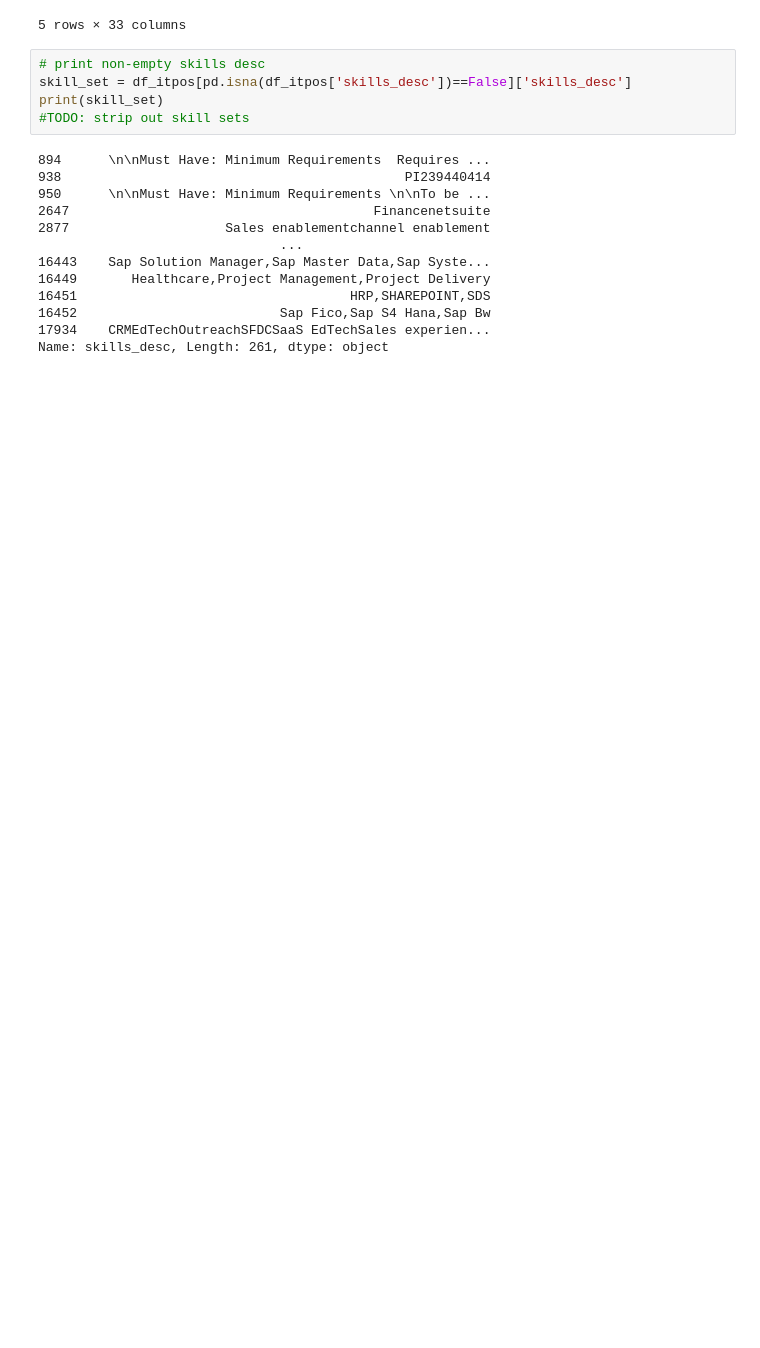
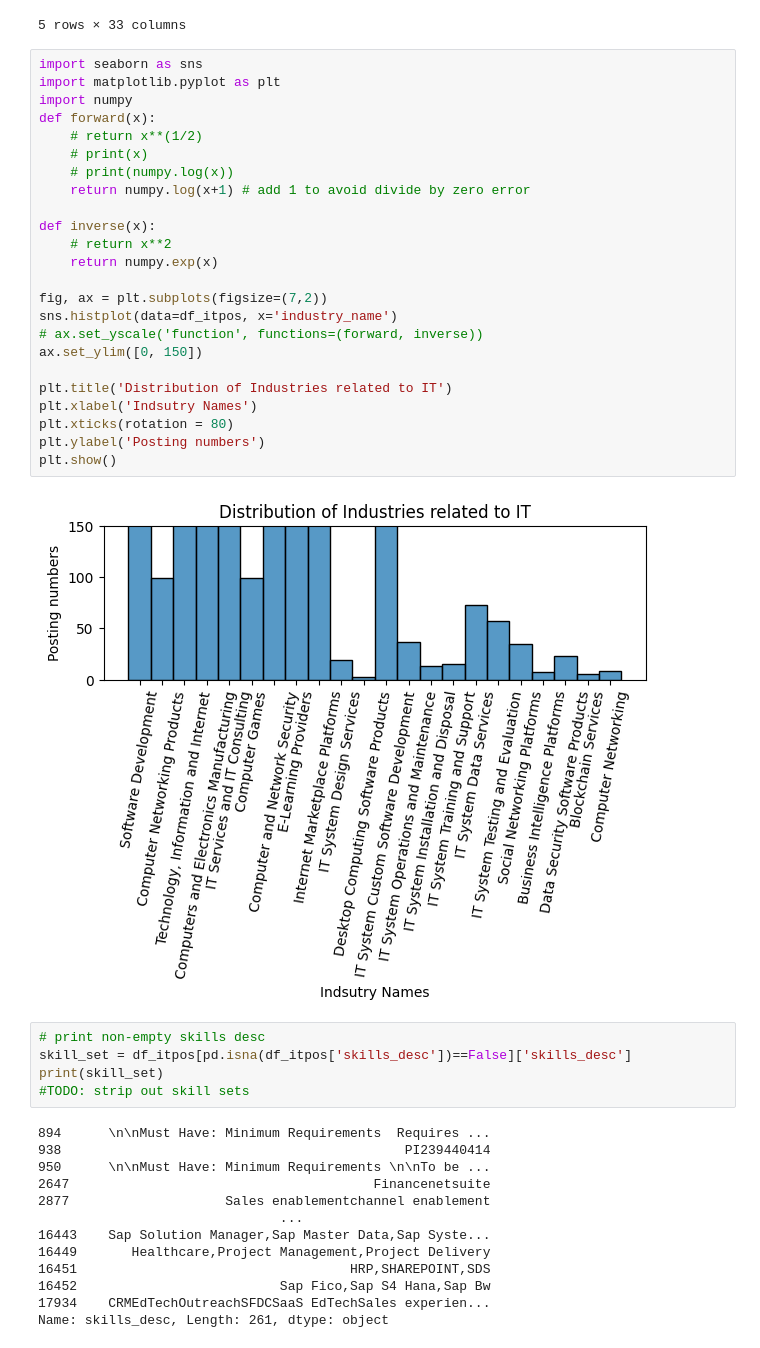
Before and after one commit to daiqing2009/ResumeFlow, a Jupyter notebook: benchmark/jd.ipynb, the cells around one changed output. Drawn from its saved outputs; the diff is of its cells as text; blank space fills up the shorter version.

```diff
--- a/benchmark/jd.ipynb
+++ b/benchmark/jd.ipynb
@@ -216,6 +234,32 @@ df_itpos.head()
 | 3 | 4 | Software Development | 3884432470 | Renewed Vision | Windows Software Engineer | The Renewed Vision Windows Softwa... | NaN | NaN | ... |
 | 4 | 4 | Software Development | 3884429682 | Diverse Lynx | Cyber security /Report Developer ... | Role: Security Analyst/Report Dev... | NaN | NaN | ... |
 5 rows × 33 columns
+# %%
+import seaborn as sns
+import matplotlib.pyplot as plt
+import numpy
+def forward(x):
+    # return x**(1/2)
+    # print(x)
+    # print(numpy.log(x))
+    return numpy.log(x+1) # add 1 to avoid divide by zero error
+
+def inverse(x):
+    # return x**2
+    return numpy.exp(x)
+
+fig, ax = plt.subplots(figsize=(7,2))
+sns.histplot(data=df_itpos, x='industry_name')
+# ax.set_yscale('function', functions=(forward, inverse))
+ax.set_ylim([0, 150])
+
+plt.title('Distribution of Industries related to IT')
+plt.xlabel('Indsutry Names')
+plt.xticks(rotation = 80)
+plt.ylabel('Posting numbers')
+plt.show()
+# %% [output]
+[figure, added]
 # %%
 # print non-empty skills desc
 skill_set = df_itpos[pd.isna(df_itpos['skills_desc'])==False]['skills_desc']
```
Also changed, not shown: parts of 30 cells of this notebook.
